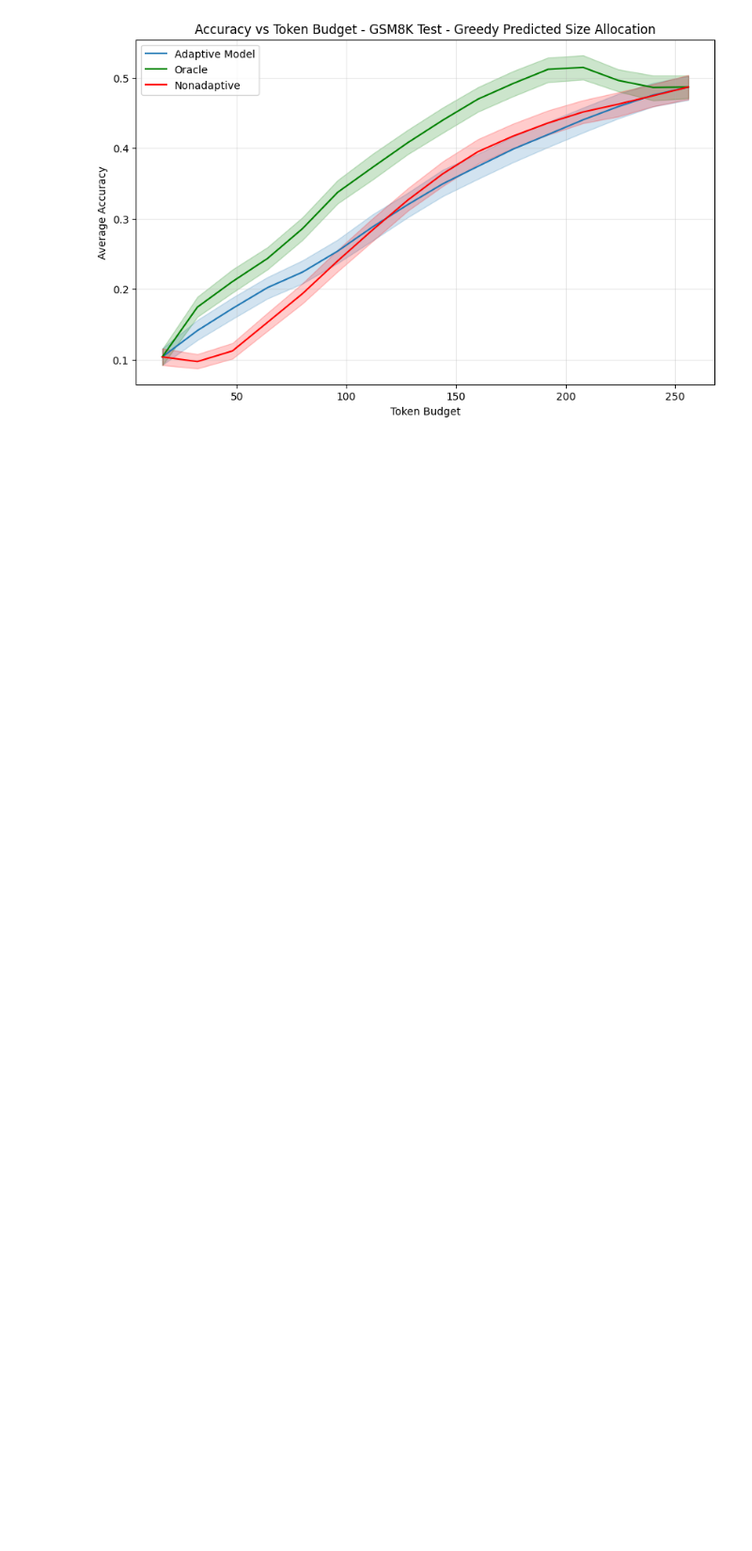
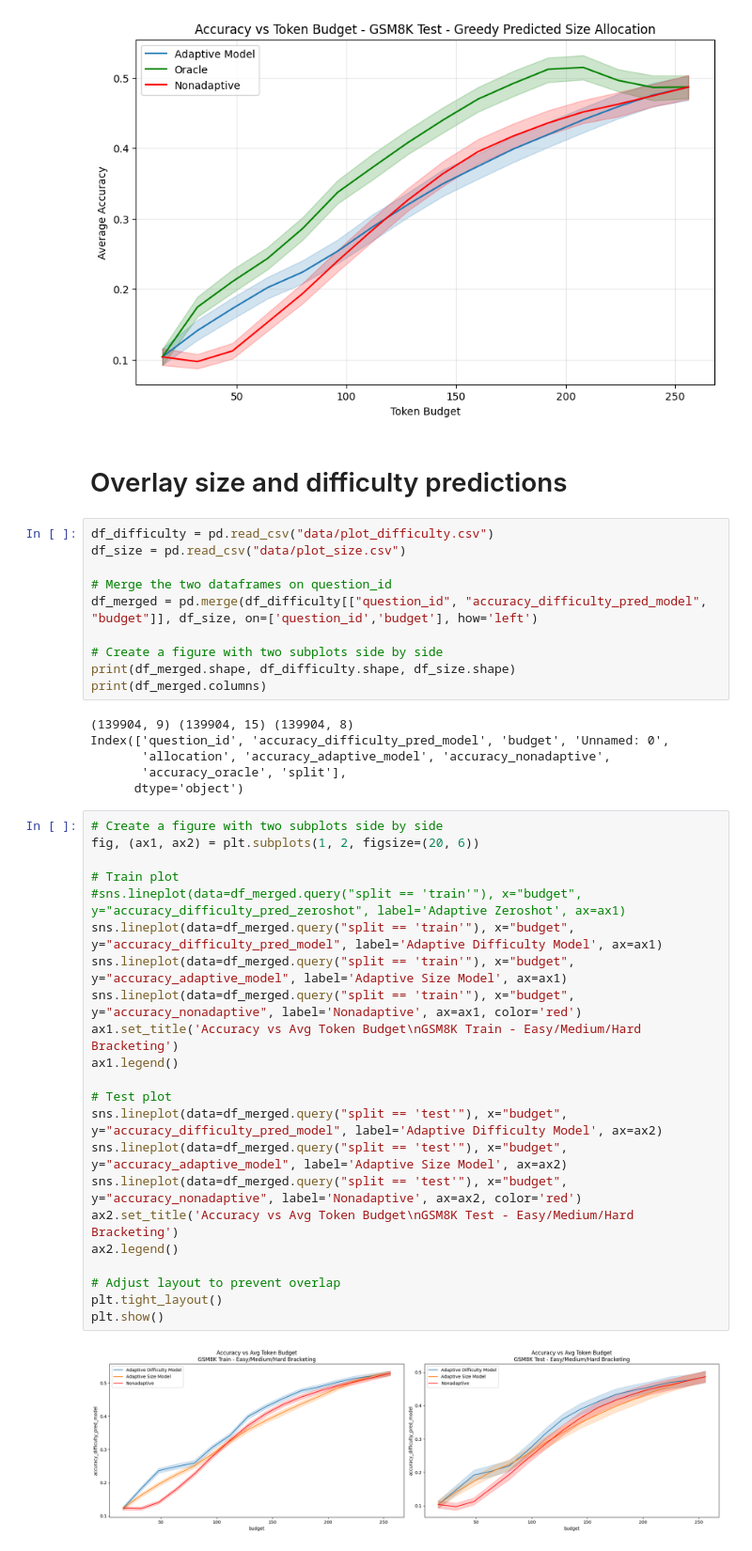
Before and after one commit to brownkat6/reasoning-scheduling, a Jupyter notebook: eval_size_predictions_gsm8k_katrina.ipynb, the cells around one changed output. Shown: that part at 94% size. Drawn from its saved outputs; the diff is of its cells as text; blank space fills up the shorter version.

```diff
--- a/eval_size_predictions_gsm8k_katrina.ipynb
+++ b/eval_size_predictions_gsm8k_katrina.ipynb
@@ -250,3 +252,45 @@ plt.show()
 # %%
 # %% [output]
 [figure]
+# %% [markdown]
+# Overlay size and difficulty predictions
+# %%
+df_difficulty = pd.read_csv("data/plot_difficulty.csv")
+df_size = pd.read_csv("data/plot_size.csv")
+
+# Merge the two dataframes on question_id
+df_merged = pd.merge(df_difficulty[["question_id", "accuracy_difficulty_pred_model", "budget"]], df_size, on=['question_id','budget'], how='left')
+
+# Create a figure with two subplots side by side
+print(df_merged.shape, df_difficulty.shape, df_size.shape)
+print(df_merged.columns)
+# %% [output]
+(139904, 9) (139904, 15) (139904, 8)
+Index(['question_id', 'accuracy_difficulty_pred_model', 'budget', 'Unnamed: 0',
+       'allocation', 'accuracy_adaptive_model', 'accuracy_nonadaptive',
+       'accuracy_oracle', 'split'],
+      dtype='object')
+# %%
+# Create a figure with two subplots side by side
+fig, (ax1, ax2) = plt.subplots(1, 2, figsize=(20, 6))
+
+# Train plot
+#sns.lineplot(data=df_merged.query("split == 'train'"), x="budget", y="accuracy_difficulty_pred_zeroshot", label='Adaptive Zeroshot', ax=ax1)
+sns.lineplot(data=df_merged.query("split == 'train'"), x="budget", y="accuracy_difficulty_pred_model", label='Adaptive Difficulty Model', ax=ax1)
+sns.lineplot(data=df_merged.query("split == 'train'"), x="budget", y="accuracy_adaptive_model", label='Adaptive Size Model', ax=ax1)
+sns.lineplot(data=df_merged.query("split == 'train'"), x="budget", y="accuracy_nonadaptive", label='Nonadaptive', ax=ax1, color='red')
+ax1.set_title('Accuracy vs Avg Token Budget\nGSM8K Train - Easy/Medium/Hard Bracketing')
+ax1.legend()
+
+# Test plot
+sns.lineplot(data=df_merged.query("split == 'test'"), x="budget", y="accuracy_difficulty_pred_model", label='Adaptive Difficulty Model', ax=ax2)
+sns.lineplot(data=df_merged.query("split == 'test'"), x="budget", y="accuracy_adaptive_model", label='Adaptive Size Model', ax=ax2)
+sns.lineplot(data=df_merged.query("split == 'test'"), x="budget", y="accuracy_nonadaptive", label='Nonadaptive', ax=ax2, color='red')
+ax2.set_title('Accuracy vs Avg Token Budget\nGSM8K Test - Easy/Medium/Hard Bracketing')
+ax2.legend()
+
+# Adjust layout to prevent overlap
+plt.tight_layout()
+plt.show()
+# %% [output]
+[figure, added]
```
Also changed, not shown: parts of 4 cells of this notebook, 1 other file.
